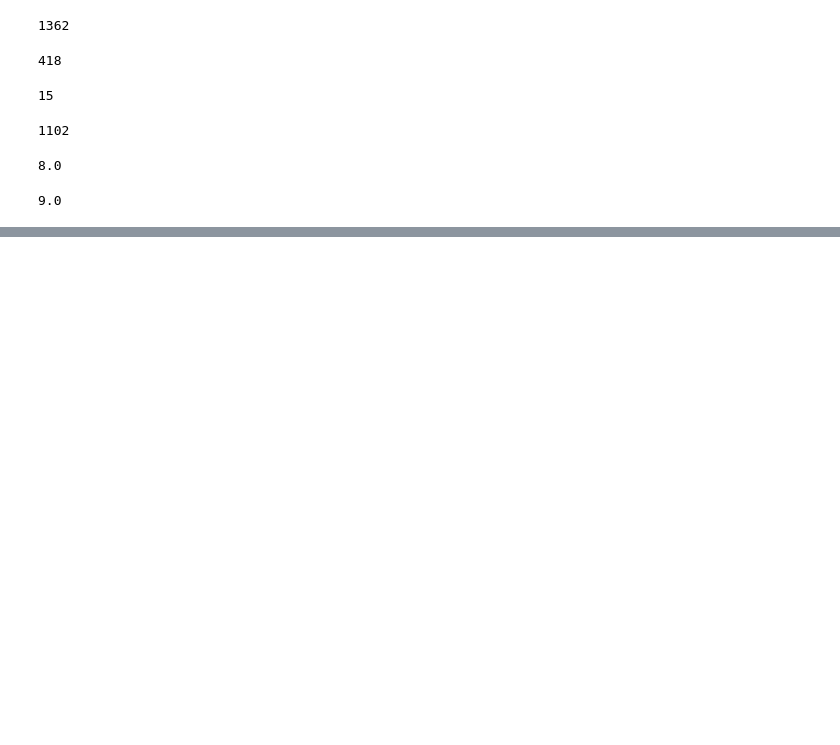
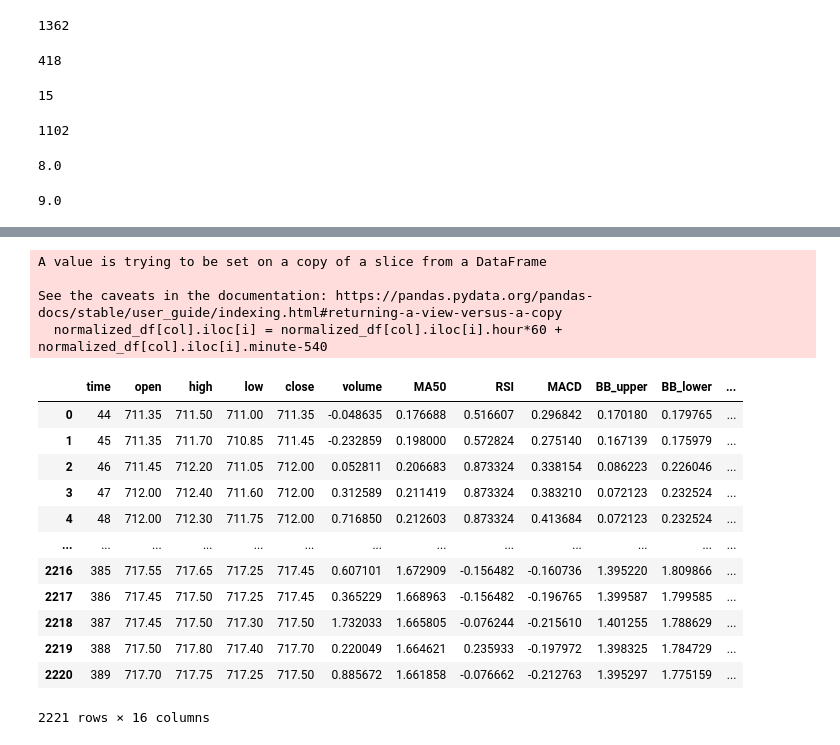
Before and after one commit to srijan0709/Trader, a Jupyter notebook: data_analysis.ipynb, the cells around one changed output, grey strips where cells are left out. Cells and saved outputs as stored; diff of their text form; code cells hidden in the pictures; blank space fills up the shorter version.

```diff
--- a/data_analysis.ipynb
+++ b/data_analysis.ipynb
@@ -124,0 +414,22 @@ def calculate_optimized_scalping_reward(delay, action_type, success_base_reward=
+# %%
+from utils_data import getTechnicalIndicators, normalize_dataframe_with_mean_std
+df_normalized , norm_param = normalize_dataframe_with_mean_std(df)
+df_normalized
+# %% [output]
+A value is trying to be set on a copy of a slice from a DataFrame
+
+See the caveats in the documentation: https://pandas.pydata.org/pandas-docs/stable/user_guide/indexing.html#returning-a-view-versus-a-copy
+  normalized_df[col].iloc[i] = normalized_df[col].iloc[i].hour*60 + normalized_df[col].iloc[i].minute-540
+|  | time | open | high | low | close | volume | MA50 | RSI | MACD | BB_upper | BB_lower | ... |
+| 0 | 44 | 711.35 | 711.50 | 711.00 | 711.35 | -0.048635 | 0.176688 | 0.516607 | 0.296842 | 0.170180 | 0.179765 | ... |
+| 1 | 45 | 711.35 | 711.70 | 710.85 | 711.45 | -0.232859 | 0.198000 | 0.572824 | 0.275140 | 0.167139 | 0.175979 | ... |
+| 2 | 46 | 711.45 | 712.20 | 711.05 | 712.00 | 0.052811 | 0.206683 | 0.873324 | 0.338154 | 0.086223 | 0.226046 | ... |
+| 3 | 47 | 712.00 | 712.40 | 711.60 | 712.00 | 0.312589 | 0.211419 | 0.873324 | 0.383210 | 0.072123 | 0.232524 | ... |
+| 4 | 48 | 712.00 | 712.30 | 711.75 | 712.00 | 0.716850 | 0.212603 | 0.873324 | 0.413684 | 0.072123 | 0.232524 | ... |
+| ... | ... | ... | ... | ... | ... | ... | ... | ... | ... | ... | ... | ... |
+| 2216 | 385 | 717.55 | 717.65 | 717.25 | 717.45 | 0.607101 | 1.672909 | -0.156482 | -0.160736 | 1.395220 | 1.809866 | ... |
+| 2217 | 386 | 717.45 | 717.50 | 717.25 | 717.45 | 0.365229 | 1.668963 | -0.156482 | -0.196765 | 1.399587 | 1.799585 | ... |
+| 2218 | 387 | 717.45 | 717.50 | 717.30 | 717.50 | 1.732033 | 1.665805 | -0.076244 | -0.215610 | 1.401255 | 1.788629 | ... |
+| 2219 | 388 | 717.50 | 717.80 | 717.40 | 717.70 | 0.220049 | 1.664621 | 0.235933 | -0.197972 | 1.398325 | 1.784729 | ... |
+| 2220 | 389 | 717.70 | 717.75 | 717.25 | 717.50 | 0.885672 | 1.661858 | -0.076662 | -0.212763 | 1.395297 | 1.775159 | ... |
+2221 rows × 16 columns
```
Also changed, not shown: parts of 66 cells of this notebook, 10 other files.
